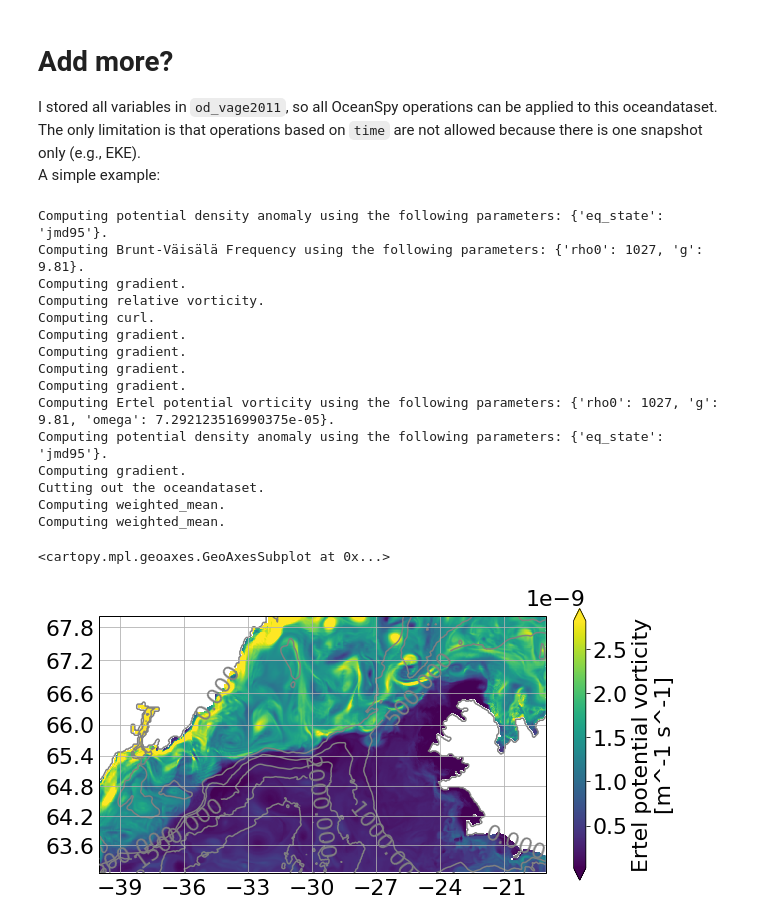
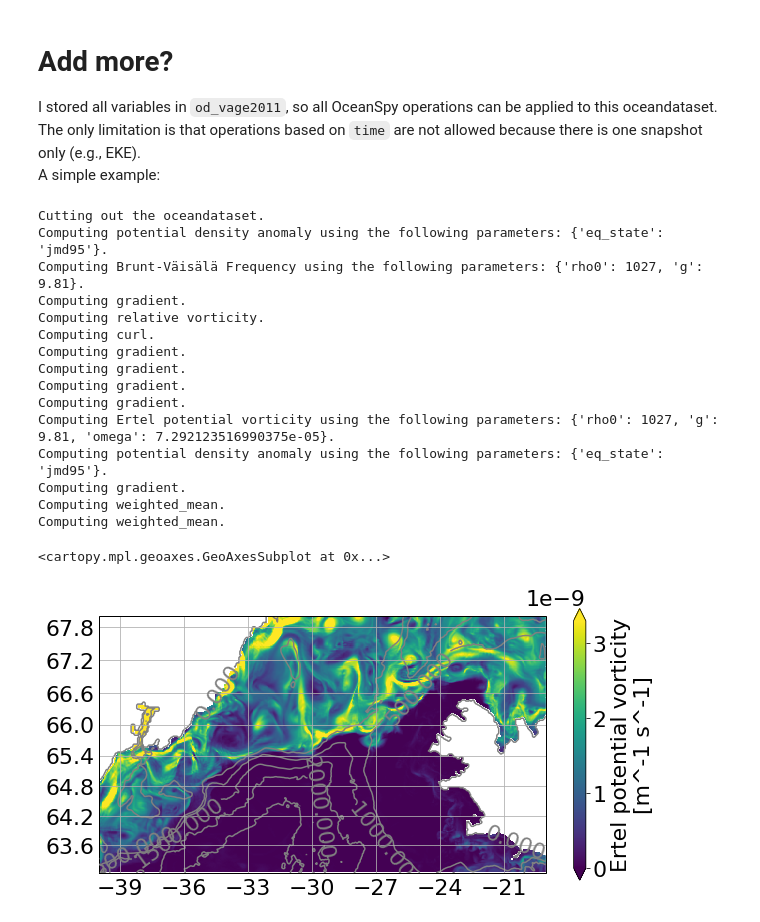
Before and after one commit to hainegroup/oceanspy, a Jupyter notebook: binder/IDIES_symposium.ipynb, the cells around one changed output. Cells and saved outputs as stored; diff of their text form; code cells hidden in the pictures.

```diff
--- a/binder/IDIES_symposium.ipynb
+++ b/binder/IDIES_symposium.ipynb
@@ -303,31 +292,32 @@ I stored all variables in `od_vage2011`, so all OceanSpy operations can be appli
 The only limitation is that operations based on `time` are not allowed because there is one snapshot only (e.g., EKE).
 A simple example:
 # %%
-# Compute Ertel PV
-od_vage2011 = od_vage2011.compute.Ertel_potential_vorticity()
+# Compute Ertel PV in the first 50m
+od_vage2011_surf = od_vage2011.subsample.cutout(ZRange = [0, -50])
+od_vage2011_surf = od_vage2011_surf.compute.Ertel_potential_vorticity()
 
-# Plot Ertel PV in the first 100m
+# Plot Ertel PV
 fig = plt.figure(figsize=(10, 5))
-od_vage2011.plot.horizontal_section(varName='Ertel_PV',
-                                    contourName='Depth',
-                                    meanAxes='Z',
-                                    cutout_kwargs={'ZRange': [0, -100]},
-                                    robust=True)
+od_vage2011_surf.plot.horizontal_section(varName='Ertel_PV',
+                                         contourName='Depth',
+                                         meanAxes='Z',
+                                         center=False,
+                                         robust=True)
 # %% [output]
+Cutting out the oceandataset.
 Computing potential density anomaly using the following parameters: {'eq_state': 'jmd95'}.
 Computing Brunt-Väisälä Frequency using the following parameters: {'rho0': 1027, 'g': 9.81}.
 Computing gradient.
 Computing relative vorticity.
 Computing curl.
 Computing gradient.
 Computing gradient.
 Computing gradient.
 Computing gradient.
 Computing Ertel potential vorticity using the following parameters: {'rho0': 1027, 'g': 9.81, 'omega': 7.292123516990375e-05}.
 Computing potential density anomaly using the following parameters: {'eq_state': 'jmd95'}.
 Computing gradient.
-Cutting out the oceandataset.
 Computing weighted_mean.
 Computing weighted_mean.
 <cartopy.mpl.geoaxes.GeoAxesSubplot at 0x...>
-[figure, old version]
+[figure, new version]
```
Also changed, not shown: parts of 6 cells of this notebook.
